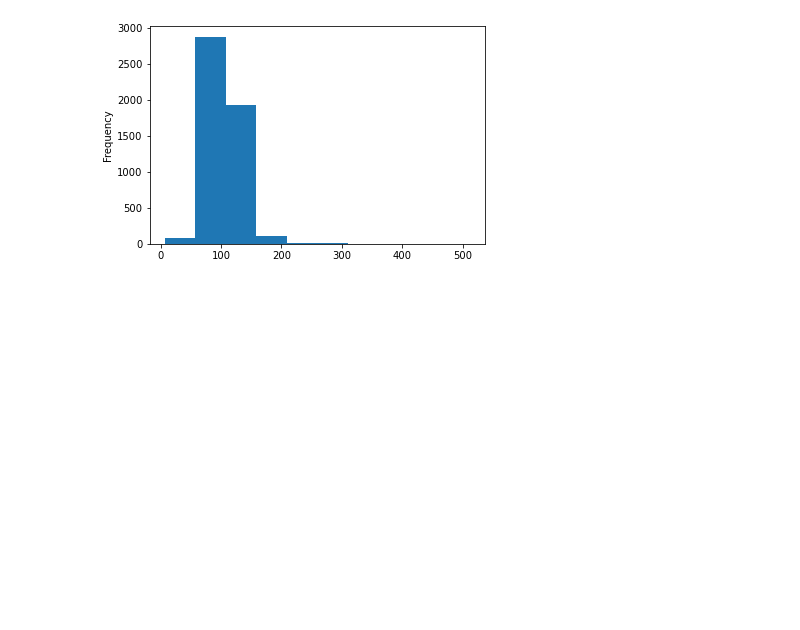
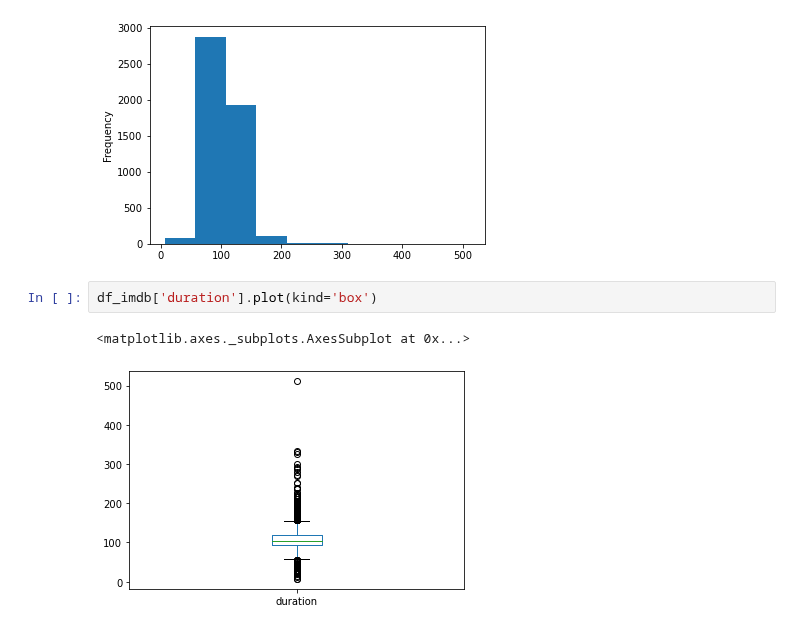
Before and after one commit to udhayprakash/PythonMaterial, a Jupyter notebook: python3/17_Data_science_modules/02_pandas/10_Visualization_Of_Data.ipynb, the cells around one changed output. Drawn from its saved outputs; the diff is of its cells as text; blank space fills up the shorter version.

```diff
--- a/python3/17_Data_science_modules/02_pandas/10_Visualization_Of_Data.ipynb
+++ b/python3/17_Data_science_modules/02_pandas/10_Visualization_Of_Data.ipynb
@@ -54,3 +69,8 @@ df_imdb['duration'].plot(kind='hist')
 # %% [output]
 <matplotlib.axes._subplots.AxesSubplot at 0x...>
 [figure]
+# %%
+df_imdb['duration'].plot(kind='box')
+# %% [output]
+<matplotlib.axes._subplots.AxesSubplot at 0x...>
+[figure, added]
```
Also changed, not shown: parts of 5 cells of this notebook, 27 other files.
